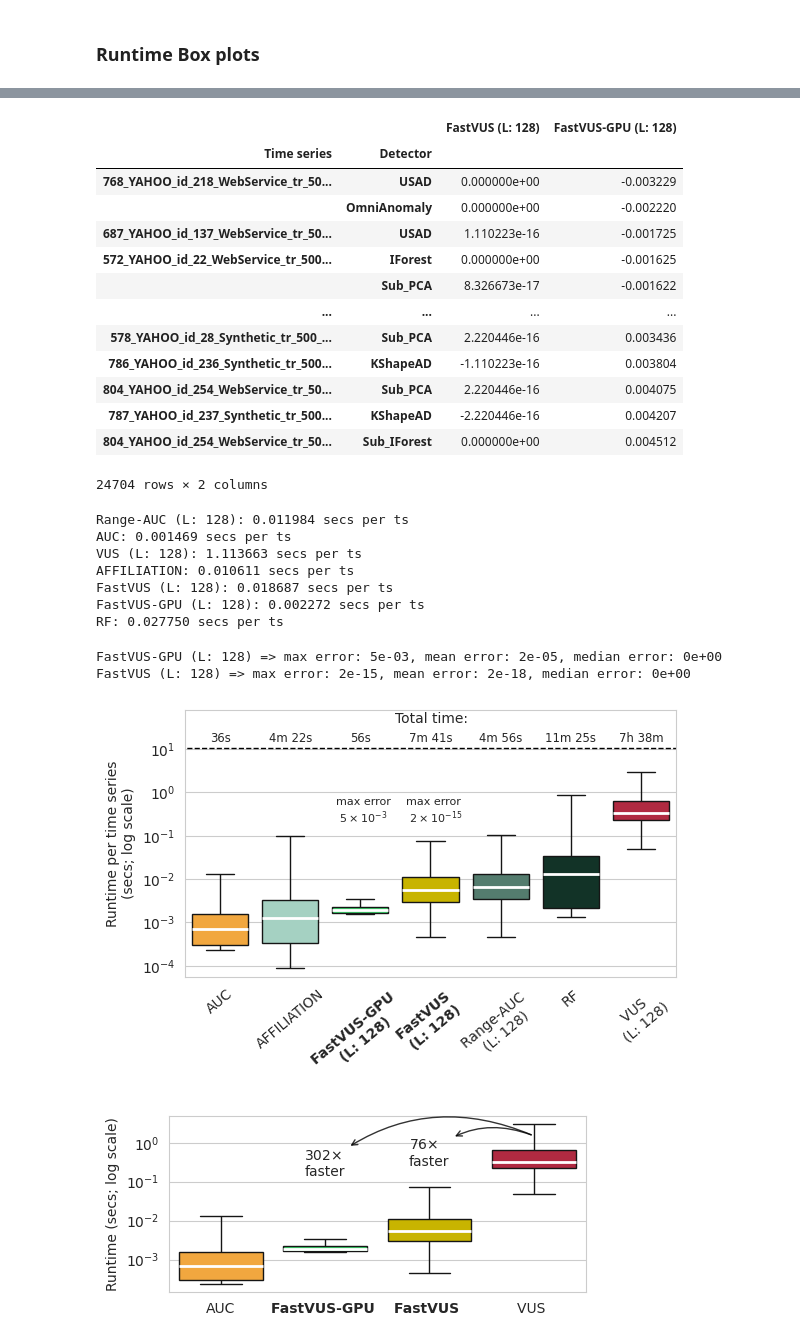
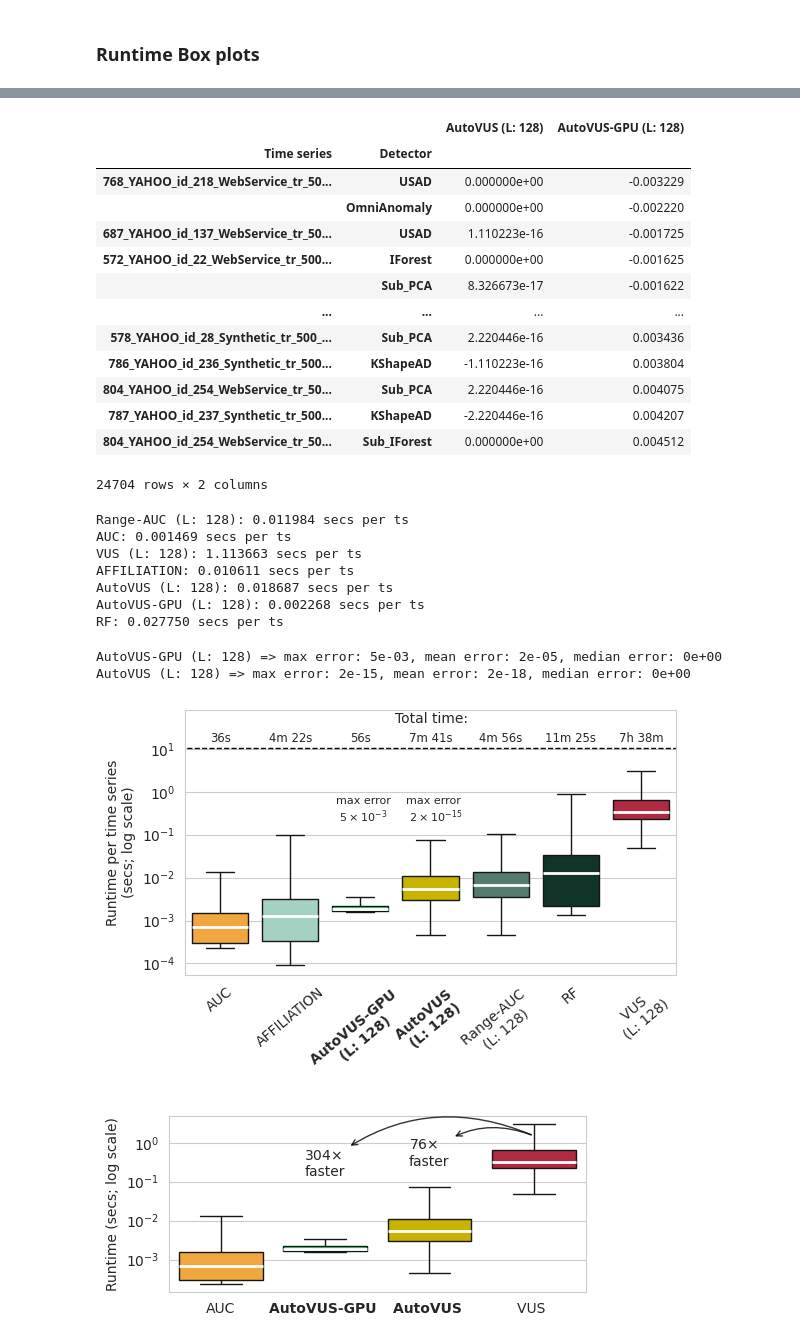
Before and after one commit to sylligardos/autovus, a Jupyter notebook: src/notebooks/experimental_results.ipynb, the cells around one changed output, grey strips where cells are left out. Drawn from its saved outputs; the diff is of its cells as text; code cells hidden in the pictures.

```diff
--- a/src/notebooks/experimental_results.ipynb
+++ b/src/notebooks/experimental_results.ipynb
@@ -20,7 +20,7 @@ save_fig_path = os.path.join(experiments_path, 'figures')
 os.makedirs(save_fig_path, exist_ok=True)
 # %%
 # Consistent color palette
-my_vus_name = 'FastVUS'
+my_vus_name = 'AutoVUS'
 
 color_palette = {
     f'{my_vus_name} (L: 128)': '#c8b400',          # Good
@@ -124,11 +124,11 @@ values_df.sample(3)
 # %%
 error_cols = [x for x in values_df.columns if 'error' in x.lower()]
 dif_df = values_df[error_cols]
 dif_df.columns = [x.replace(' Error', '') for x in error_cols]
-dif_df = dif_df.sort_values(axis='index', by='FastVUS-GPU (L: 128)')
+dif_df = dif_df.sort_values(axis='index', by=f'{my_vus_name}-GPU (L: 128)')
 dif_df
 # %% [output]
-|  |  | FastVUS (L: 128) | FastVUS-GPU (L: 128) |
+|  |  | AutoVUS (L: 128) | AutoVUS-GPU (L: 128) |
 | Time series | Detector |  |  |
 | 768_YAHOO_id_218_WebService_tr_50... | USAD | 0.000000e+00 | -0.003229 |
 |  | OmniAnomaly | 0.000000e+00 | -0.002220 |
@@ -152,8 +152,8 @@ Range-AUC (L: 128): 0.011984 secs per ts
 AUC: 0.001469 secs per ts
 VUS (L: 128): 1.113663 secs per ts
 AFFILIATION: 0.010611 secs per ts
-FastVUS (L: 128): 0.018687 secs per ts
-FastVUS-GPU (L: 128): 0.002272 secs per ts
+AutoVUS (L: 128): 0.018687 secs per ts
+AutoVUS-GPU (L: 128): 0.002268 secs per ts
 RF: 0.027750 secs per ts
 # %%
 # We use it at experiment 3
@@ -253,9 +253,9 @@ axis.set_xticklabels([label.get_text() for label in xticklabels])
 
 finalize_plot(save_fig_path, 'exec_time_comparison_tsb')
 # %% [output]
-FastVUS-GPU (L: 128) => max error: 5e-03, mean error: 2e-05, median error: 0e+00
-FastVUS (L: 128) => max error: 2e-15, mean error: 2e-18, median error: 0e+00
+AutoVUS-GPU (L: 128) => max error: 5e-03, mean error: 2e-05, median error: 0e+00
+AutoVUS (L: 128) => max error: 2e-15, mean error: 2e-18, median error: 0e+00
-[figure, old version]
+[figure, new version]
 # %%
 # What is the execution time difference
 curr_df  = df[df['Metric'].isin(['AUC', f'{my_vus_name}-GPU (L: 128)', f'{my_vus_name} (L: 128)', 'VUS (L: 128)'])]
```
Also changed, not shown: parts of 6 cells of this notebook, 3 other files.
